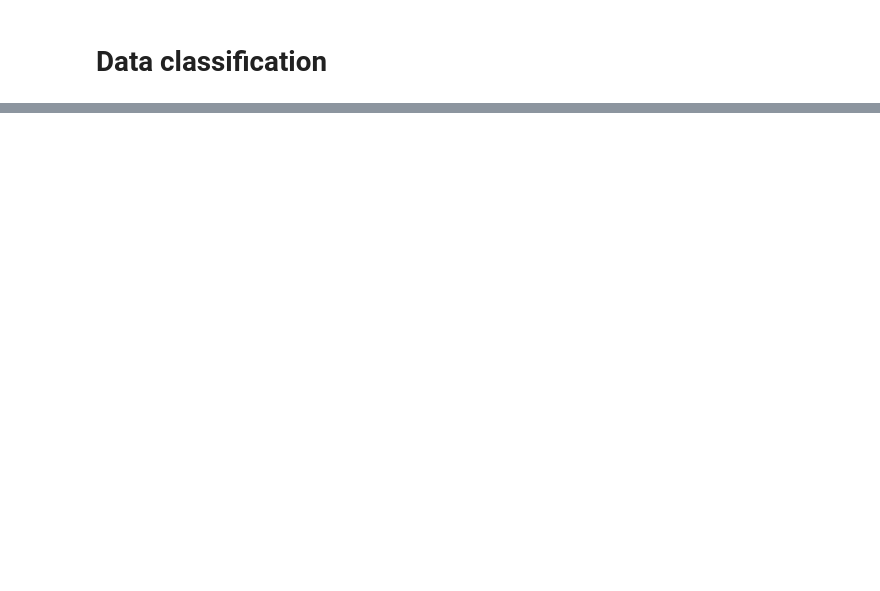
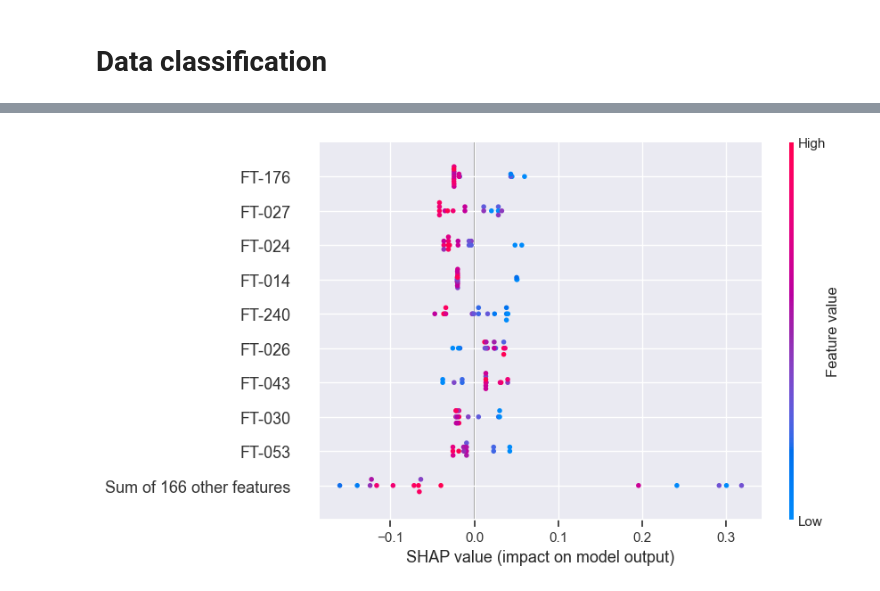
Before and after one commit to PhiCtl/glycan-biomarkers, a Jupyter notebook: processing_example.ipynb, the cells around one changed output, grey strips where cells are left out. Cells and saved outputs as stored; diff of their text form; code cells hidden in the pictures; blank space fills up the shorter version.

Commit message:
code and repo refractoring, added shapley explainer, reproducibility issue not solved yet

```diff
--- a/processing_example.ipynb
+++ b/processing_example.ipynb
@@ -101,0 +133,12 @@ shap_explainer = ShapWrapper(trainer.best_model, X_train=x_tr)
+# %%
+import shap
+
+df_tr = pd.DataFrame(x_tr, columns=features) # background
+df_te = pd.DataFrame(x_test, columns=features)
+
+shap_explainer = ShapWrapper(trainer.best_model, background=df_tr,\
+                              classes = {v : k for k, v in class_map.items()})
+# %%
+shap_explainer.plot_summary(df_te, cl='French')
+# %% [output]
+[figure, added]
```
Also changed, not shown: parts of 19 cells of this notebook, 6 other files.
